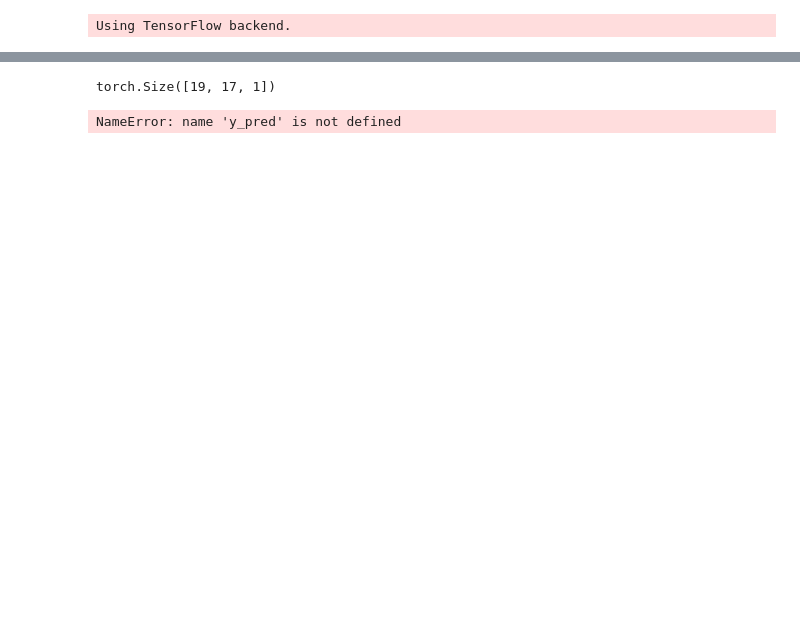
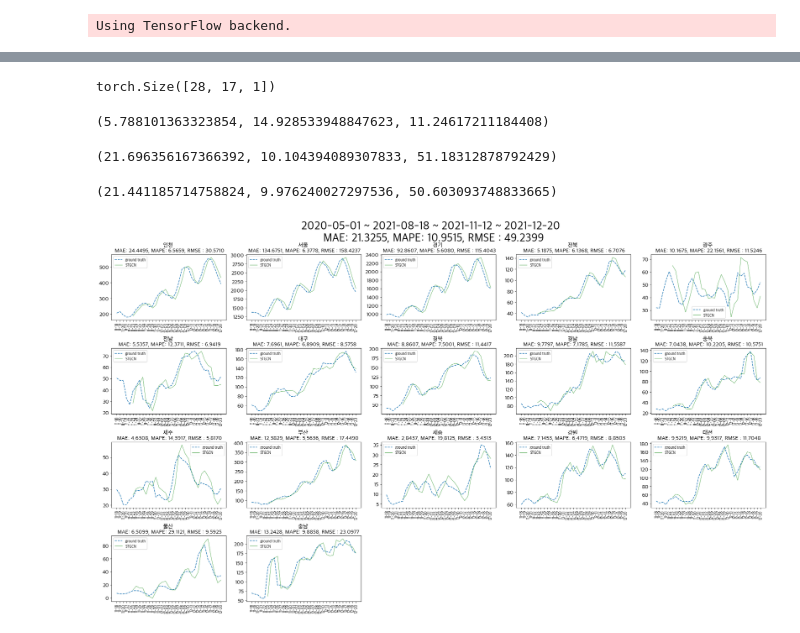
Before and after one commit to Plusholic/GNN_Covid, a Jupyter notebook: TGCN_main.ipynb, the cells around one changed output, grey strips where cells are left out. Drawn from its saved outputs; the diff is of its cells as text; code cells hidden in the pictures; blank space fills up the shorter version.

```diff
--- a/TGCN_main.ipynb
+++ b/TGCN_main.ipynb
@@ -243,6 +135,9 @@ from stgraph_trainer.trainers import TGCNTrainer
 # %%
-model = TGCN(adj=adj_mx, hidden_dim=1)
+date_split = f"{df.index[1]} ~ {df.index[len(train[0])]} ~ {df.index[len(train[0]) + len(val[0])+TIME_STEPS]} ~ {df.index[-1]}"
+suptitle_ = f"{MODEL_NAME}_{graph_type}_{norm}_NAdam"
 save_path = 'tgcnmodel.pt'
+
+model = TGCNConv(adj_mx = adj_mx, hidden_dim=64, out_dim=16)
 loss_func = torch.nn.MSELoss()
 optimizer = torch.optim.NAdam(model.parameters(), lr=learning_rate)
 trainer = TGCNTrainer(model = model,
@@ -298,22 +193,59 @@ Epoch: 50; Elapsed time: 0.07346606254577637; Train loss: 0.983089; Val MSE: 4.5
-# %%
-trainer.predict()
-# %% [output]
-torch.Size([19, 17, 1])
+# %%
+# LOAD MODEL AND PREDICT DIFFERENT DURATION
+model = TGCNConv(adj_mx = adj_mx, hidden_dim=100, out_dim=16)
+loss_func = torch.nn.MSELoss()
+optimizer = torch.optim.NAdam(model.parameters(), lr=learning_rate)
+date_split = f"{df.index[1]} ~ {df.index[len(train[0])]} ~ {df.index[len(train[0]) + len(val[0])+TIME_STEPS]} ~ {df.index[-1]}"
+save_path = "tgcnmodel.pt"
+trainer = TGCNTrainer(model = model,
+                       train_loader = train_dl,
+                       val_loader = val_dl,
+                       test_loader = X_test.reshape(-1, len(df.columns),TIME_STEPS),
+                       loss = loss_func,
+                       optimizer = optimizer,
+                       scaler = scaler,
+                       device = device,
+                       save_path = save_path,
+                       length = len(df.columns),
+                       TIME_STEPS = TIME_STEPS,
+                       callbacks=None,
+                       raw_test=df.iloc[-(n_test_samples + 1):].values)
+# %%
+y_pred = trainer.predict()
+# %% [output]
+torch.Size([28, 17, 1])
 # %%
+df2 = pd.DataFrame(y_pred,
+             columns=df.columns,
+             index=df.iloc[-n_test_samples:].index)
+df2.to_csv(f'Result/pred/pred_TGCN_{graph_type}_{norm}.csv', encoding='cp949')
+
 # Compute RMSE of test dataset
 RMSE, RMSE_total = compute_metrics(df.iloc[-n_test_samples:], y_pred, metric='rmse')
 MAE, MAE_total = compute_metrics(df.iloc[-n_test_samples:], y_pred, metric='mae')
 MAPE, MAPE_total = compute_metrics(df.iloc[-n_test_samples:], y_pred, metric='mape')
 
 df.iloc[-n_test_samples:].to_csv('Result/pred/ground_truth.csv', encoding='cp949')
-# %% [output]
-NameError: name 'y_pred' is not defined
+# %%
+MAE_total, MAPE_total, RMSE_total # 100 16
+# %% [output]
+(5.788101363323854, 14.928533948847623, 11.24617211184408)
+# %%
+MAE_total, MAPE_total, RMSE_total # 64 16
+# %% [output]
+(21.696356167366392, 10.104394089307833, 51.18312878792429)
+# %%
+MAE_total, MAPE_total, RMSE_total # 64 32
+# %% [output]
+(21.441185714758824, 9.976240027297536, 50.603093748833665)
 # %%
-# corr 0.5 -dist
 matplotlib_plot_font()
 save_figure_predict(df, y_pred,
-                    len_train, len_val, len_test-1, TIME_STEPS,
+                    None, None, len(test[0]), TIME_STEPS,
                     region_dict, suptitle_,date_split,
                     MAE, MAPE, RMSE,
                     MAE_total, MAPE_total, RMSE_total,
                     'Result/')
+21.3255, 10.9515, 49.2399
+# %% [output]
+[figure, added]
```
Also changed, not shown: parts of 8 cells of this notebook.
